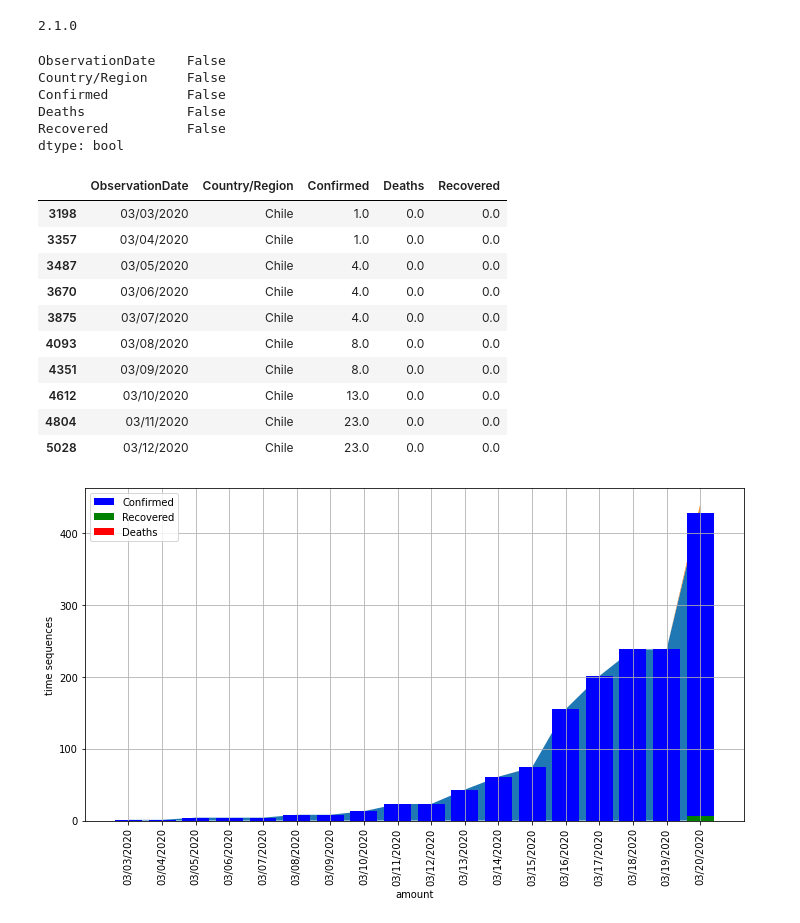
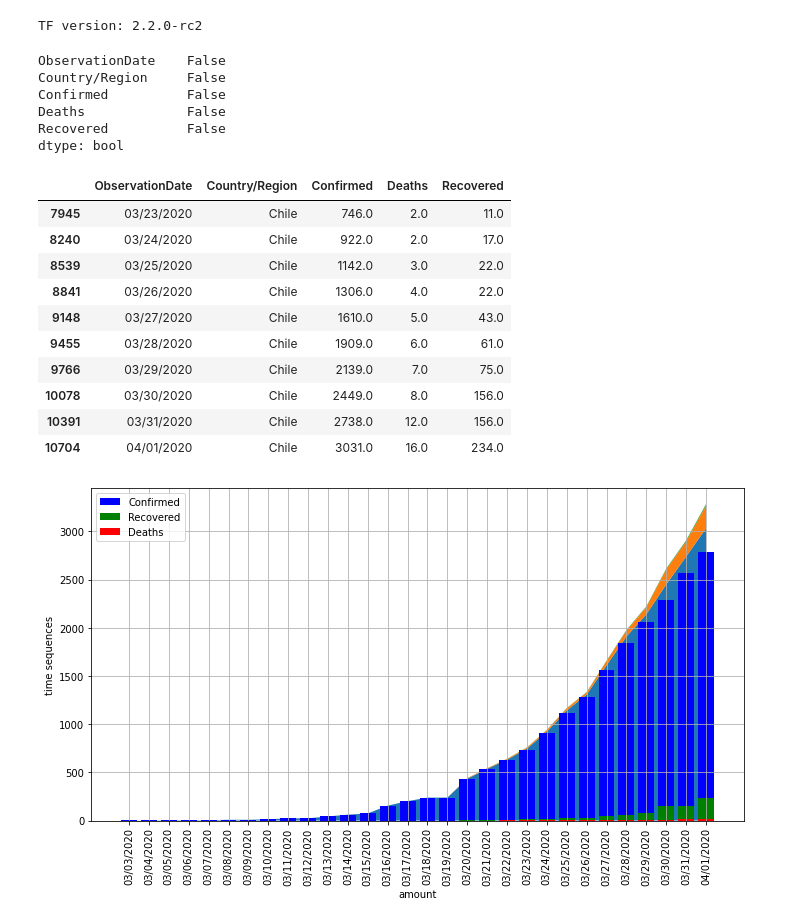
Before and after one commit to GUNTERMAXIMUS/covid-19predictCL, a Jupyter notebook: covod_19.ipynb, the cells around one changed output. Drawn from its saved outputs; the diff is of its cells as text; code cells hidden in the pictures.

```diff
--- a/covod_19.ipynb
+++ b/covod_19.ipynb
@@ -3,20 +3,27 @@
 # %%
 try:
   %tensorflow_version 2.x
-  import tensorflow as tf
-  from tensorflow import keras
 except OSError:
   print(tf.__version__)
 finally:
+  import tensorflow as tf
+  from tensorflow.keras import Sequential
+  from tensorflow.keras.layers import Dense, LSTM, Dropout
+  from sklearn.preprocessing import MinMaxScaler
+  scaler = MinMaxScaler()
+
   import numpy as np
   import pandas as pd
   import matplotlib.pyplot as plt
-  print(tf.__version__)
+
   import requests as rq
   import io
+
+  print(f'TF version: {tf.__version__}')
+
 #  from google.colab import drive
 #  drive.mount('/content/gdrive', force_remount = True, timeout_ms = 60000)
 # %% [output]
-2.1.0
+TF version: 2.2.0-rc2
 # %%
 url = 'https://raw.githubusercontent.com/GUNTERMAXIMUS/covid-19predictCL/master/covid_19_data.csv'
@@ -30,7 +44,8 @@ df_data = pd.read_csv(io.StringIO(respond.decode('utf-8')),
 # %%
-df = df_data[df_data['Country/Region'].str.contains('Chile')]
+df = df_data[df_data['Country/Region'].str.contains('Chile')].dropna()
+df_train.dropna()
 print(df.isnull().any())
-df.head(10)
+df.tail(10)
 # %% [output]
 ObservationDate    False
 Country/Region     False
@@ -39,31 +54,32 @@ Deaths             False
 Recovered          False
 dtype: bool
 |  | ObservationDate | Country/Region | Confirmed | Deaths | Recovered |
-| 3198 | 03/03/2020 | Chile | 1.0 | 0.0 | 0.0 |
-| 3357 | 03/04/2020 | Chile | 1.0 | 0.0 | 0.0 |
-| 3487 | 03/05/2020 | Chile | 4.0 | 0.0 | 0.0 |
-| 3670 | 03/06/2020 | Chile | 4.0 | 0.0 | 0.0 |
-| 3875 | 03/07/2020 | Chile | 4.0 | 0.0 | 0.0 |
-| 4093 | 03/08/2020 | Chile | 8.0 | 0.0 | 0.0 |
-| 4351 | 03/09/2020 | Chile | 8.0 | 0.0 | 0.0 |
-| 4612 | 03/10/2020 | Chile | 13.0 | 0.0 | 0.0 |
-| 4804 | 03/11/2020 | Chile | 23.0 | 0.0 | 0.0 |
-| 5028 | 03/12/2020 | Chile | 23.0 | 0.0 | 0.0 |
+| 7945 | 03/23/2020 | Chile | 746.0 | 2.0 | 11.0 |
+| 8240 | 03/24/2020 | Chile | 922.0 | 2.0 | 17.0 |
+| 8539 | 03/25/2020 | Chile | 1142.0 | 3.0 | 22.0 |
+| 8841 | 03/26/2020 | Chile | 1306.0 | 4.0 | 22.0 |
+| 9148 | 03/27/2020 | Chile | 1610.0 | 5.0 | 43.0 |
+| 9455 | 03/28/2020 | Chile | 1909.0 | 6.0 | 61.0 |
+| 9766 | 03/29/2020 | Chile | 2139.0 | 7.0 | 75.0 |
+| 10078 | 03/30/2020 | Chile | 2449.0 | 8.0 | 156.0 |
+| 10391 | 03/31/2020 | Chile | 2738.0 | 12.0 | 156.0 |
+| 10704 | 04/01/2020 | Chile | 3031.0 | 16.0 | 234.0 |
 # %%
 x = df.ObservationDate
+y = (df.Confirmed) - (df.Recovered + df.Deaths)
 
 plt.figure(figsize = (10, 6))
-plt.bar(x, (df.Confirmed) - (df.Recovered + df.Deaths), label = 'Confirmed', color = 'blue')
+plt.bar(x, y, label = 'Confirmed', color = 'blue')
 plt.bar(x, df.Recovered, label = 'Recovered', color = 'green')
 plt.bar(x, df.Deaths, label = 'Deaths', color = 'red')
 plt.stackplot(x, df.Confirmed, df.Recovered, df.Deaths)
 plt.xlabel('amount')
 plt.ylabel('time sequences')
 plt.legend(loc = 'upper left')
 plt.xticks(rotation = 'vertical')
 plt.tight_layout()
 plt.grid(True)
 
 plt.show()
 # %% [output]
-[figure, old version]
+[figure, new version]
```
Also changed, not shown: parts of 8 cells of this notebook.
